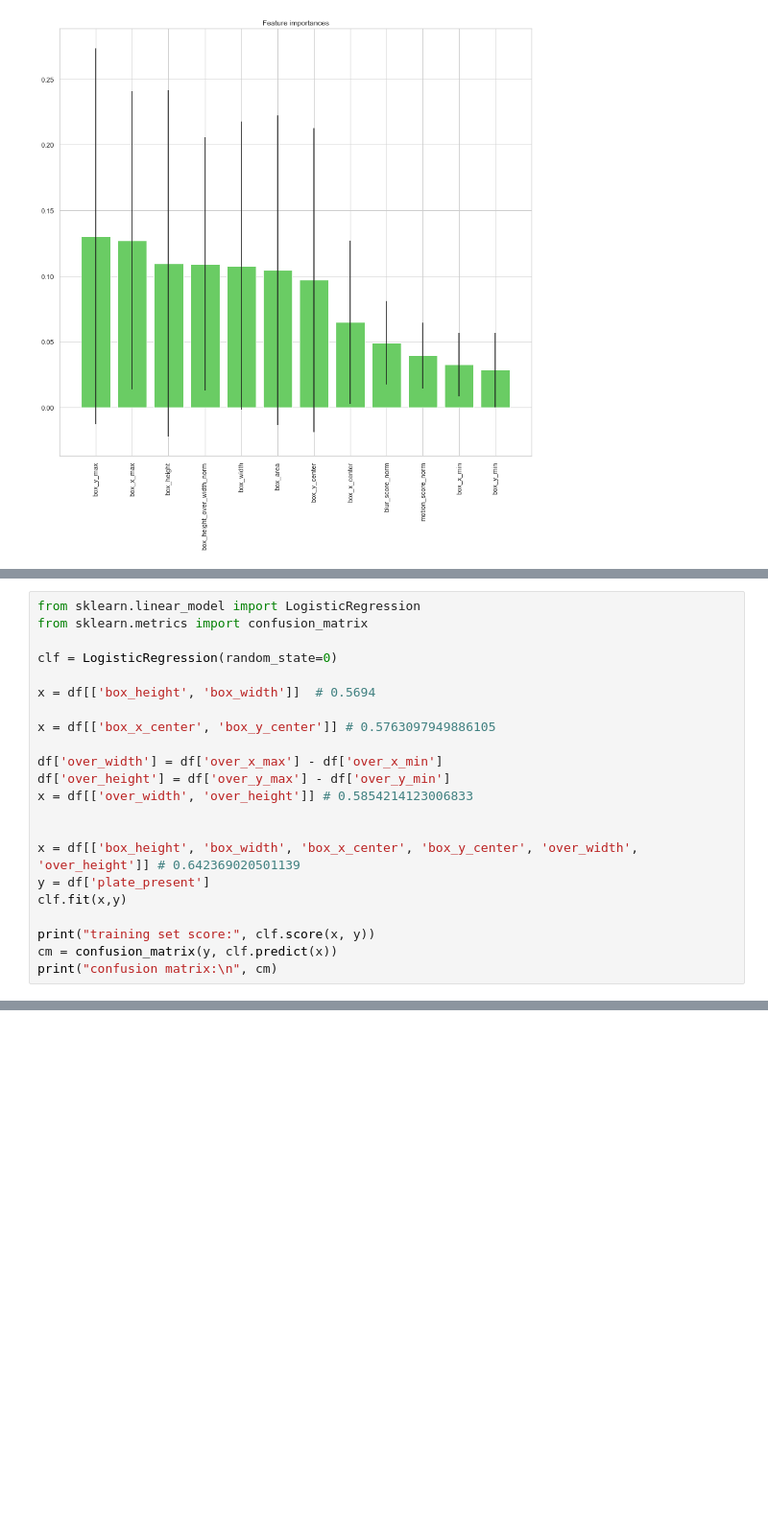
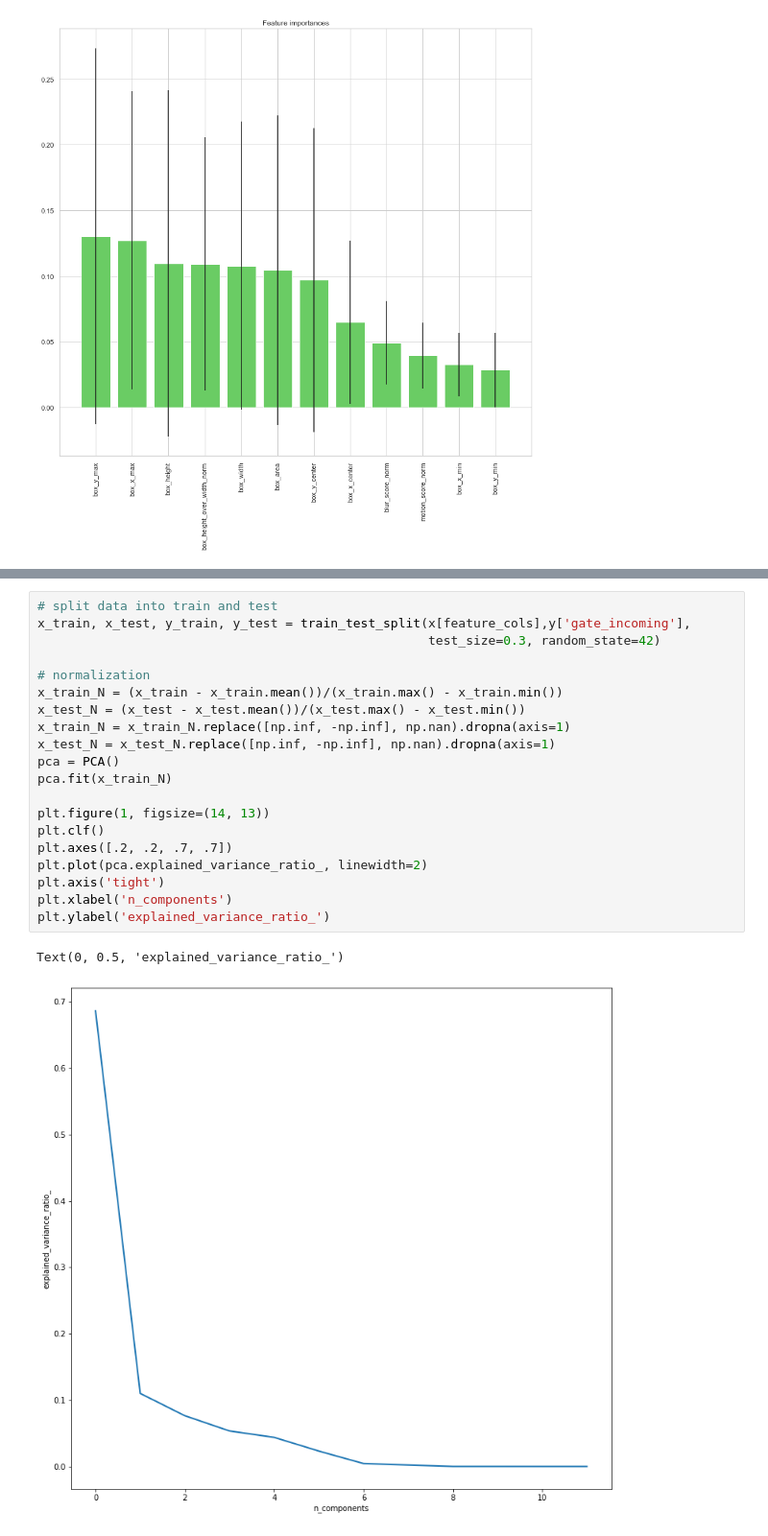
Before and after one commit to wtberry/opencv_motion_detection, a Jupyter notebook: analyze.ipynb, the cells around one changed output, grey strips where cells are left out. Shown at 96% size. Saved outputs shown, nothing was run; the diff lists cells and outputs as text; blank space fills up the shorter version.

```diff
--- a/analyze.ipynb
+++ b/analyze.ipynb
@@ -1052,22 +751,0 @@ FigureWidget({
-# %%
-from sklearn.linear_model import LogisticRegression
-from sklearn.metrics import confusion_matrix
-
-clf = LogisticRegression(random_state=0)
-
-x = df[['box_height', 'box_width']]  # 0.5694
-
-x = df[['box_x_center', 'box_y_center']] # 0.5763097949886105
-
-df['over_width'] = df['over_x_max'] - df['over_x_min']
-df['over_height'] = df['over_y_max'] - df['over_y_min']
-x = df[['over_width', 'over_height']] # 0.5854214123006833
-
-
-x = df[['box_height', 'box_width', 'box_x_center', 'box_y_center', 'over_width', 'over_height']] # 0.642369020501139
-y = df['plate_present']
-clf.fit(x,y)
-
-print("training set score:", clf.score(x, y))
-cm = confusion_matrix(y, clf.predict(x))
-print("confusion matrix:\n", cm)
@@ -1457,0 +757,23 @@ recall: 0.7666666666666667
+# %%
+# split data into train and test
+x_train, x_test, y_train, y_test = train_test_split(x[feature_cols],y['gate_incoming'],
+                                                    test_size=0.3, random_state=42)
+
+# normalization
+x_train_N = (x_train - x_train.mean())/(x_train.max() - x_train.min())
+x_test_N = (x_test - x_test.mean())/(x_test.max() - x_test.min())
+x_train_N = x_train_N.replace([np.inf, -np.inf], np.nan).dropna(axis=1)
+x_test_N = x_test_N.replace([np.inf, -np.inf], np.nan).dropna(axis=1)
+pca = PCA()
+pca.fit(x_train_N)
+
+plt.figure(1, figsize=(14, 13))
+plt.clf()
+plt.axes([.2, .2, .7, .7])
+plt.plot(pca.explained_variance_ratio_, linewidth=2)
+plt.axis('tight')
+plt.xlabel('n_components')
+plt.ylabel('explained_variance_ratio_')
+# %% [output]
+Text(0, 0.5, 'explained_variance_ratio_')
+[figure, added]
```
Also changed, not shown: parts of 48 cells of this notebook.
